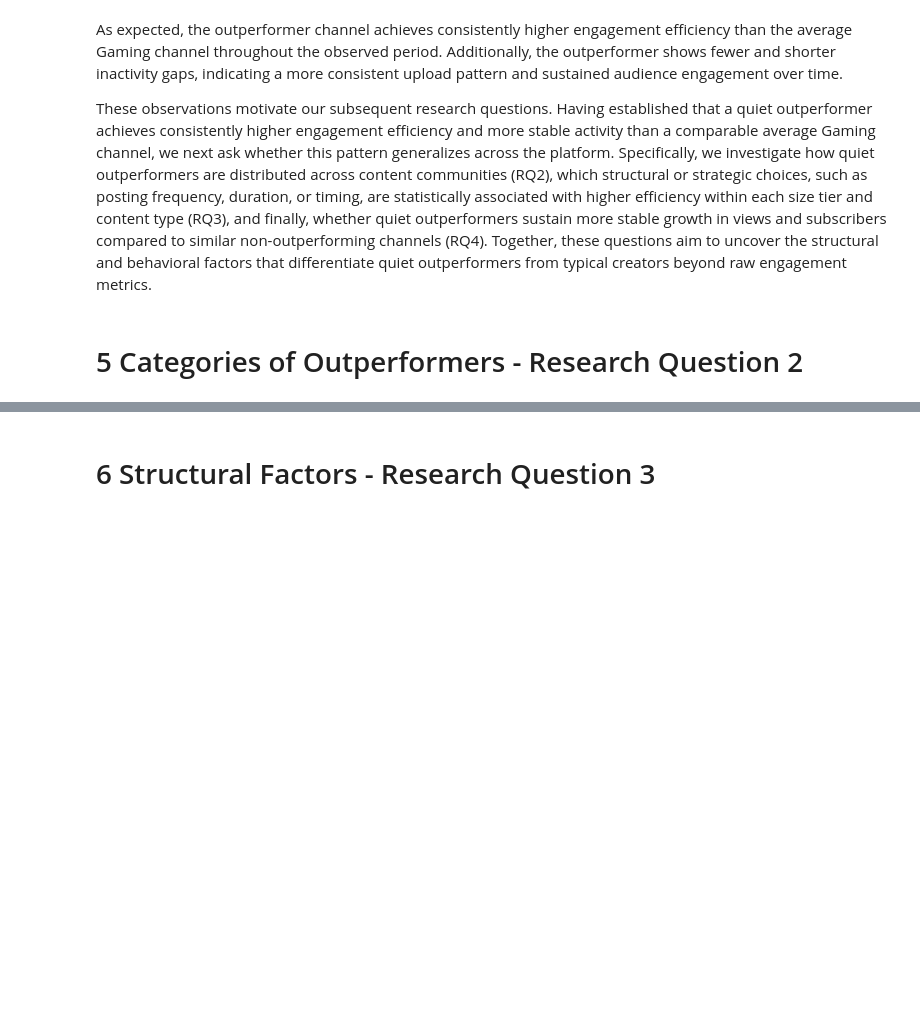
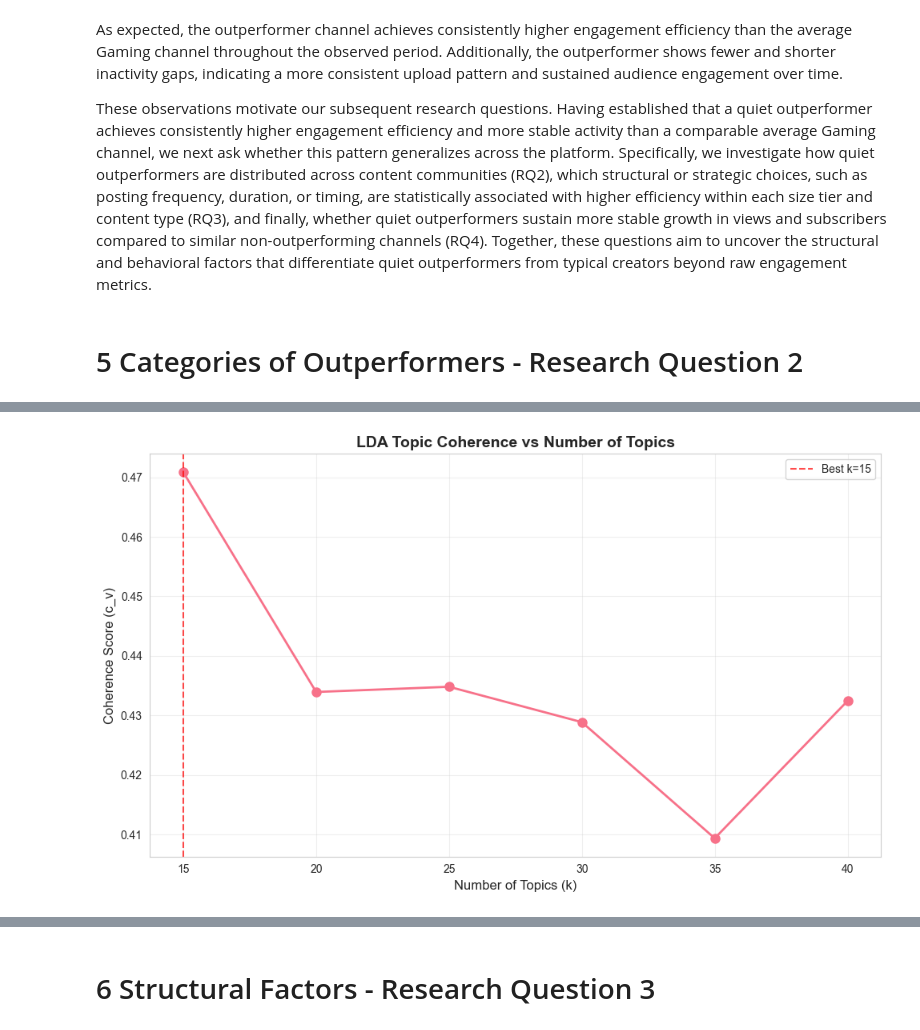
Before and after one commit to jpapinto/ada-2025-project-in5ight, a Jupyter notebook: results.ipynb, the cells around one changed output, grey strips where cells are left out. Cells and saved outputs as stored; diff of their text form; code cells hidden in the pictures; blank space fills up the shorter version.

```diff
--- a/results.ipynb
+++ b/results.ipynb
@@ -516,0 +583,8 @@ These observations motivate our subsequent research questions. Having establishe
+# %%
+# Counts how many videos exists for each category
+category_counts = Counter()
+for df_chunk in iterate_parquet_stream(DATASET_VIDEO_LIGHT, window_size=10_000_000):
+    cats = df_chunk["categories"].astype(str)
+    category_counts.update(cats)
+
+category_counts
@@ -516,0 +687,3 @@ These observations motivate our subsequent research questions. Having establishe
+# %%
+sampled_ids = set(sampled_videos["display_id"].unique())
+len(sampled_ids)
@@ -516,0 +721,9 @@ These observations motivate our subsequent research questions. Having establishe
+# %%
+sampled_merged = sampled_videos.merge(
+    sampled_tags,
+    on="display_id",
+    how="inner"
+)
+
+print(f"Merged rows: {len(sampled_merged)}")
+df_clean, dictionary, corpus = preprocess_and_build_gensim_corpus_bigram(sampled_merged, "tags")
@@ -516,0 +738,62 @@ These observations motivate our subsequent research questions. Having establishe
+# %%
+k_values = [15, 20, 25, 30, 35, 40]
+coherence_scores = []
+training_times = []
+
+for k in k_values:
+    print(f"Training LDA with k={k} topics...\n")
+
+    start_time = time.time()
+
+    lda_temp = LdaMulticore(
+        corpus=corpus,
+        id2word=dictionary,
+        num_topics=k,
+        passes=5,
+        workers=multiprocessing.cpu_count() - 1,
+        random_state=42,
+        chunksize=2000
+    )
+
+    elapsed = time.time() - start_time
+    training_times.append(elapsed)
+
+    # Compute coherence score
+    coherence_model = CoherenceModel(
+        model=lda_temp,
+        texts=df_clean['tags_tokens'],
+        dictionary=dictionary,
+        coherence='c_v'
+    )
+    coherence = coherence_model.get_coherence()
+    coherence_scores.append(coherence)
+
+    print(f"Coherence: {coherence:.4f} | Time: {elapsed/60:.1f} min")
+
+# Results summary
+results_df = pd.DataFrame({
+    'k': k_values,
+    'coherence': coherence_scores,
+    'time_min': [t/60 for t in training_times]
+})
+
+print(f"\n{'='*50}")
+print("Grid Search Results:")
+print(f"{'='*50}")
+print(results_df.to_string(index=False))
+
+best_k = results_df.loc[results_df['coherence'].idxmax(), 'k']
+print(f"\nBest k: {int(best_k)} (Coherence: {results_df['coherence'].max():.4f})")
+
+# Plot
+fig, ax = plt.subplots(figsize=(10, 6))
+ax.plot(k_values, coherence_scores, marker='o', linewidth=2, markersize=8)
+ax.axvline(best_k, color='red', linestyle='--', alpha=0.7, label=f'Best k={int(best_k)}')
+ax.set_xlabel('Number of Topics (k)', fontsize=12)
+ax.set_ylabel('Coherence Score (c_v)', fontsize=12)
+ax.set_title('LDA Topic Coherence vs Number of Topics', fontsize=14, fontweight='bold')
+ax.grid(alpha=0.3)
+ax.legend()
+plt.tight_layout()
+plt.show()
+# %% [output]
@@ -516,0 +817 @@ These observations motivate our subsequent research questions. Having establishe
+[figure, added]
```
Also changed, not shown: parts of 41 cells of this notebook.
